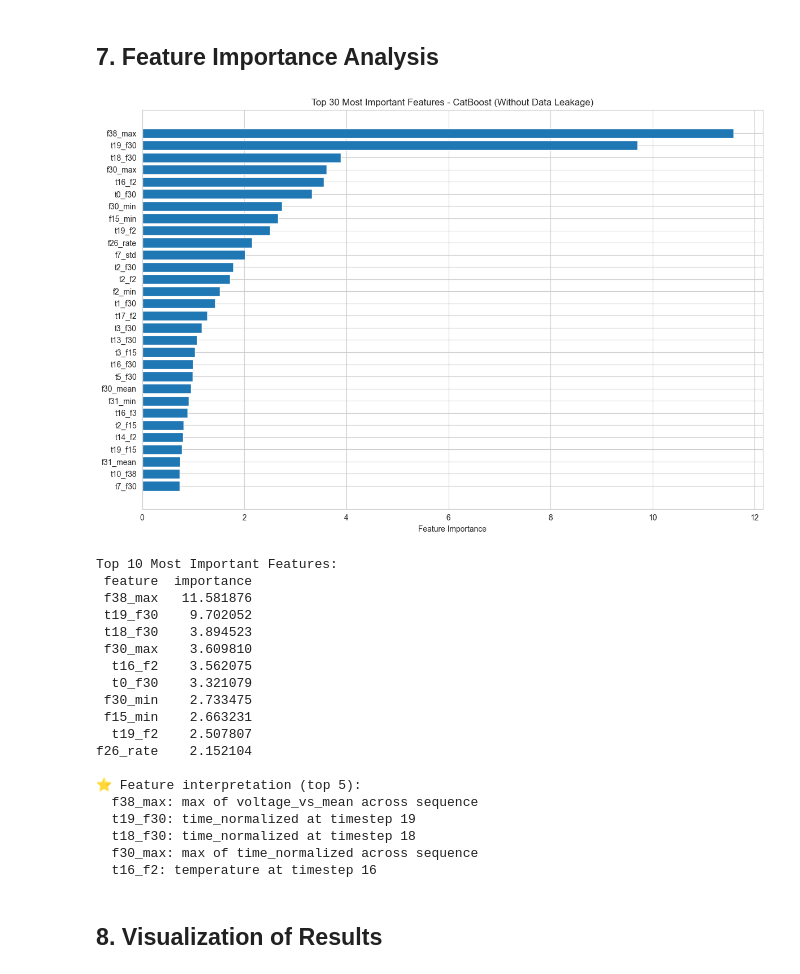
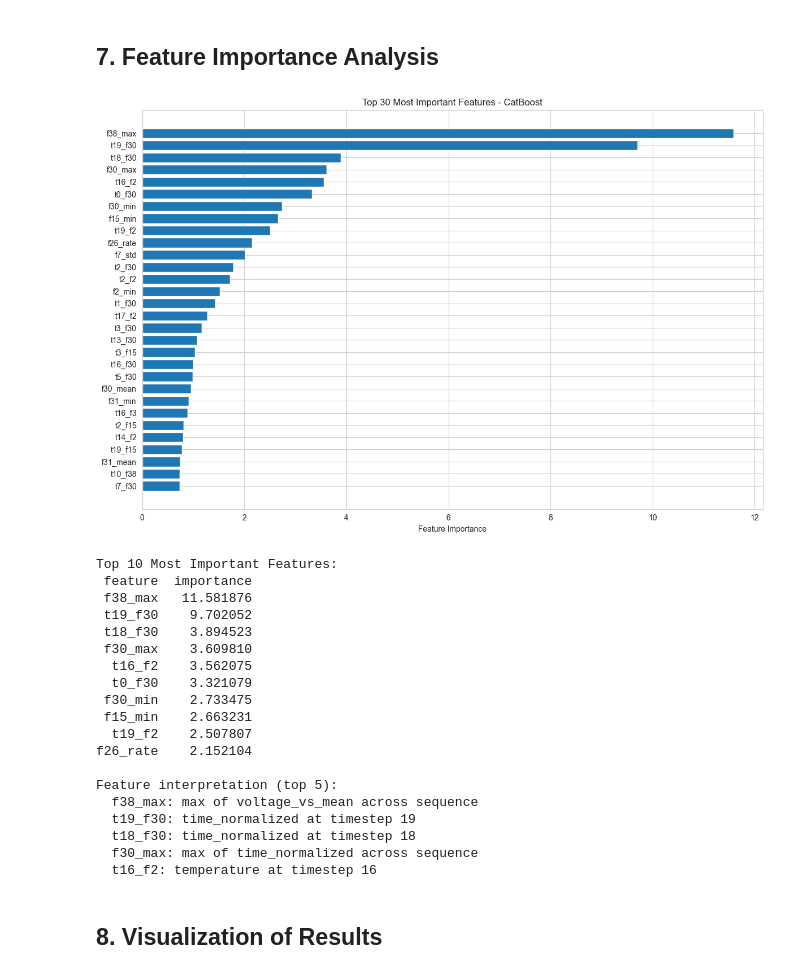
Before and after one commit to benfw/tech27, a Jupyter notebook: 10_catboost_training.ipynb, the cells around one changed output. Saved outputs shown, nothing was run; the diff lists cells and outputs as text; code cells hidden in the pictures.

```diff
--- a/10_catboost_training.ipynb
+++ b/10_catboost_training.ipynb
@@ -251,7 +250,7 @@ Test Set Performance:
 # Get feature importances
 feature_importance = catboost_model.get_feature_importance()
 
-# Create feature names (excluding the leaked SOC features)
+# Create feature names
 feature_names = []
 keep_features = [i for i in range(len(feature_names_original)) if i not in [34, 37, 40]]
 kept_feature_names = [feature_names_original[i] for i in keep_features]
@@ -276,36 +275,36 @@ importance_df = pd.DataFrame({
 plt.figure(figsize=(12, 8))
 top_features = importance_df.head(30)
 plt.barh(range(len(top_features)), top_features['importance'].values)
 plt.yticks(range(len(top_features)), top_features['feature'].values)
 plt.xlabel('Feature Importance')
-plt.title('Top 30 Most Important Features - CatBoost (Without Data Leakage)')
+plt.title('Top 30 Most Important Features - CatBoost')
 plt.gca().invert_yaxis()
 plt.tight_layout()
 plt.show()
 
 print("\nTop 10 Most Important Features:")
 print(importance_df.head(10).to_string(index=False))
 
 # Also print what the top features actually represent
-print("\n⭐ Feature interpretation (top 5):")
+print("\nFeature interpretation (top 5):")
 for idx, row in importance_df.head(5).iterrows():
     feat_name = row['feature']
     if feat_name.startswith('t'):
         # Parse t{timestep}_f{feature}
         parts = feat_name.split('_')
         timestep = int(parts[0][1:])
         feat_idx = int(parts[1][1:])
         actual_name = kept_feature_names[feat_idx] if feat_idx < len(kept_feature_names) else f"feature_{feat_idx}"
         print(f"  {feat_name}: {actual_name} at timestep {timestep}")
     elif feat_name.startswith('f'):
         # Parse f{feature}_{stat}
         parts = feat_name.split('_')
         feat_idx = int(parts[0][1:])
         stat = parts[1]
         actual_name = kept_feature_names[feat_idx] if feat_idx < len(kept_feature_names) else f"feature_{feat_idx}"
         print(f"  {feat_name}: {stat} of {actual_name} across sequence")
 # %% [output]
-[figure, old version]
+[figure, new version]
 Top 10 Most Important Features:
  feature  importance
  f38_max   11.581876
@@ -319,7 +318,7 @@ Top 10 Most Important Features:
   t19_f2    2.507807
 f26_rate    2.152104
 
-⭐ Feature interpretation (top 5):
+Feature interpretation (top 5):
   f38_max: max of voltage_vs_mean across sequence
   t19_f30: time_normalized at timestep 19
   t18_f30: time_normalized at timestep 18
```
Also changed, not shown: parts of 3 cells of this notebook, 1 other file.
